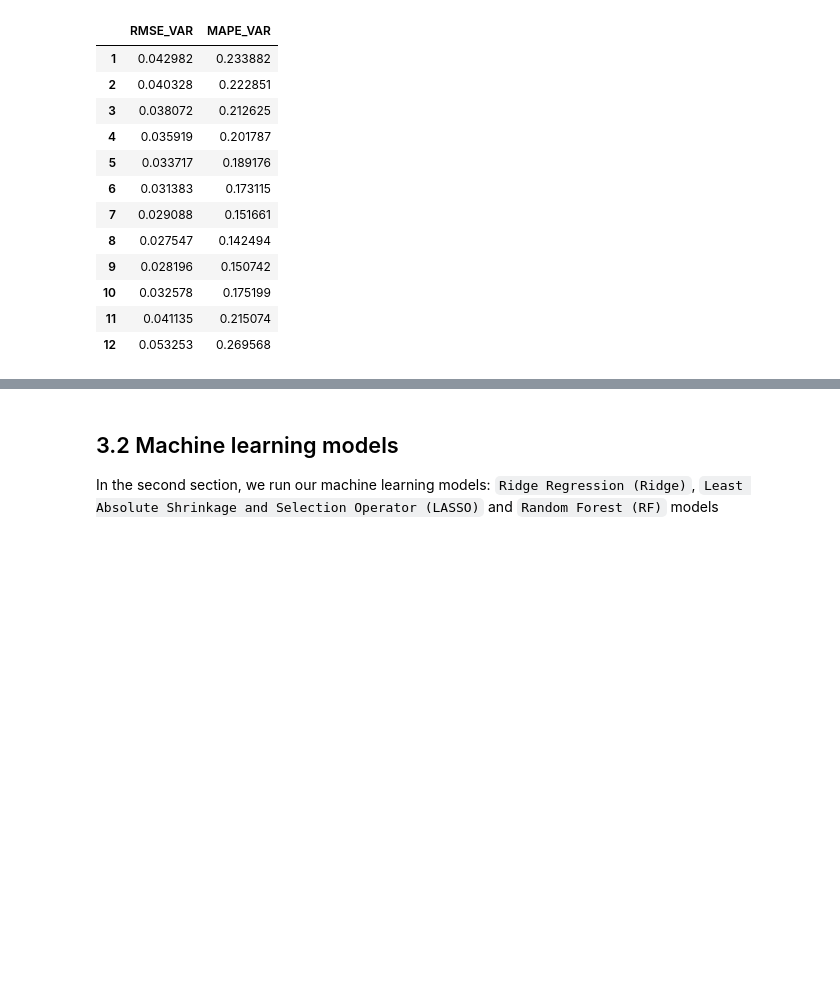
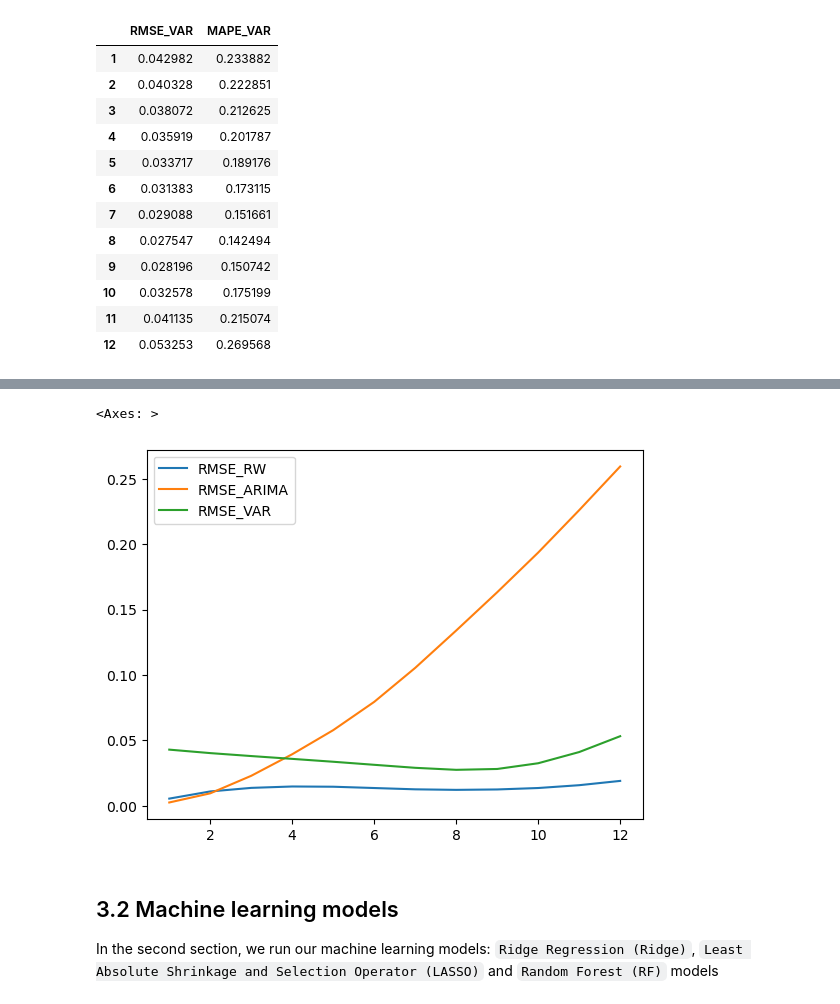
Before and after one commit to estcab00/inflation-prediction, a Jupyter notebook: code/headline_inflation/2019/3_Regression_H19.ipynb, the cells around one changed output, grey strips where cells are left out. Saved outputs shown, nothing was run; the diff lists cells and outputs as text; code cells hidden in the pictures; blank space fills up the shorter version.

```diff
--- a/code/headline_inflation/2019/3_Regression_H19.ipynb
+++ b/code/headline_inflation/2019/3_Regression_H19.ipynb
@@ -307,3 +314,10 @@ metrics_var
+# %%
+rmse_econometrics = pd.concat([RMSE_rw, RMSE_arima, RMSE_var], axis=1)
+
+rmse_econometrics.plot()
+# %% [output]
+<Axes: >
+[figure, added]
 # %% [markdown]
 ## 3.2 Machine learning models
 
```
Also changed, not shown: parts of 9 cells of this notebook, 5 other files.
